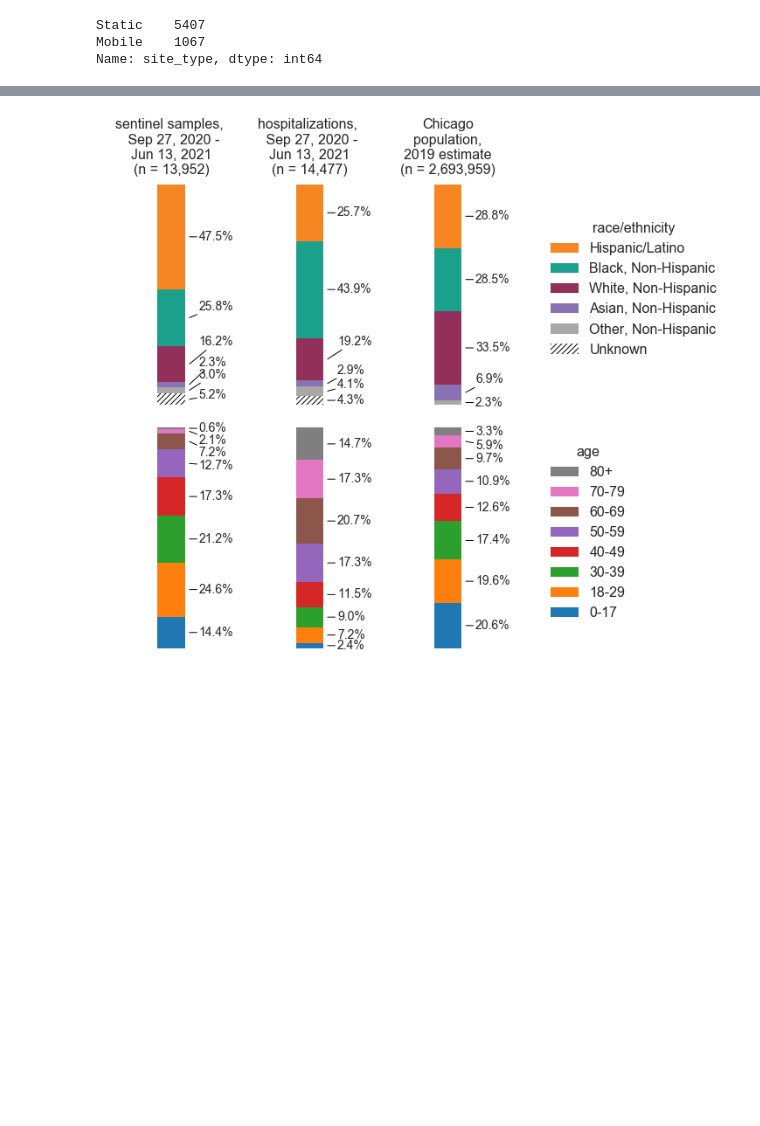
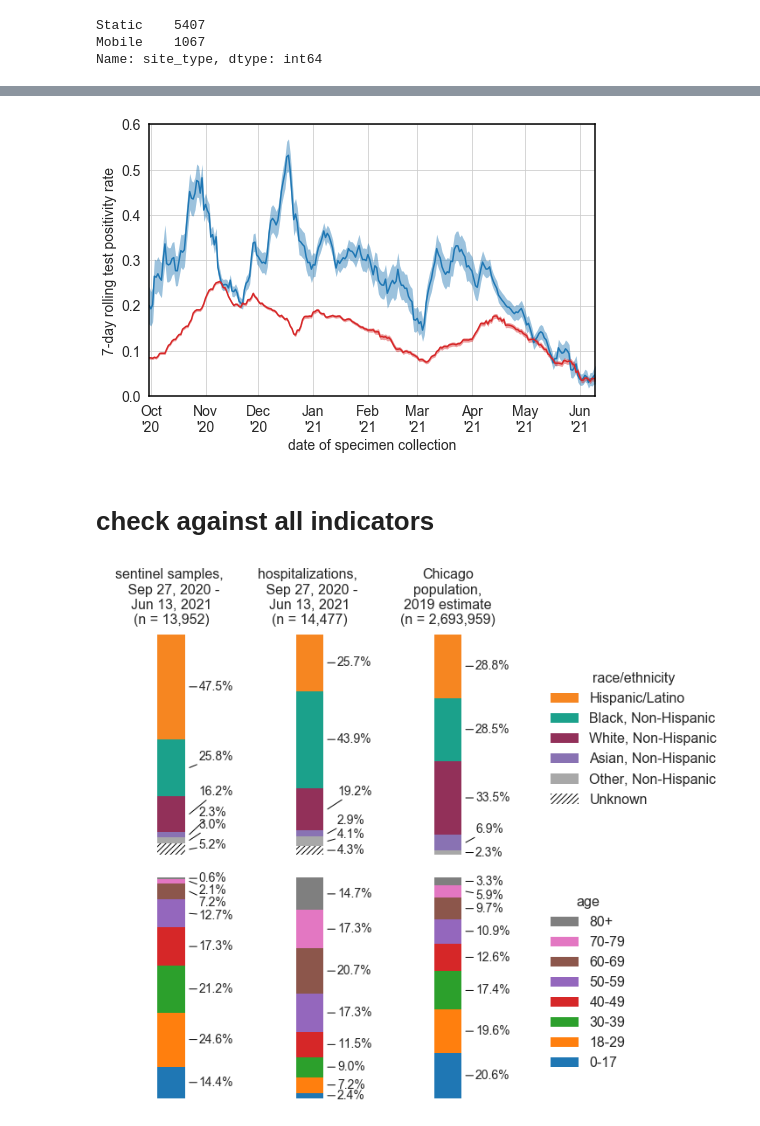
Before and after one commit to numalariamodeling/chicago_sentinel_surveillance, a Jupyter notebook: chicago_sentinel_surveillance.ipynb, the cells around one changed output, grey strips where cells are left out. Drawn from its saved outputs; the diff is of its cells as text; code cells hidden in the pictures; blank space fills up the shorter version.

```diff
--- a/chicago_sentinel_surveillance.ipynb
+++ b/chicago_sentinel_surveillance.ipynb
@@ -965,3 +1127,20 @@ idph_age_list = list(pd.cut(x=idph_slice['age'].values.astype(int), bins=[-1,17,
        labels=['0-17', '18-29', '30-39', '40-49', '50-59', '60-69', '70-79', '80+']))
 sentinel_age_list = curative_age_list + idph_age_list
 sentinel_age_breakdown = pd.Series(sentinel_age_list).value_counts()
+# %%
+idx = pd.date_range('9-24-2020', '06-14-2021')
+ss_df = pd.concat([idph_slice[['date_symptoms_start', 'positive']].rename(columns={'date_symptoms_start':'date'}),
+           curative_slice[['patient_symptom_date', 'positive']].rename(columns={'patient_symptom_date':'date'})])
+ss_df['date'] = pd.to_datetime(ss_df['date'], utc=True)
+#ss_df = ss_df.set_index('date')
+
+ss_df_slice = ss_df[(ss_df['positive'] == True)]
+pos = ss_df_slice.groupby(['date']).count()['positive']
+pos = pos.reindex(pd.to_datetime(idx, utc=True), fill_value=0.0)
+
+ss_df_slice = ss_df
+all_test = ss_df_slice.groupby(['date']).count()['positive']
+all_test = all_test.reindex(pd.to_datetime(idx, utc=True), fill_value=0.0)
+
+pos_sentinel = pos
+all_test_sentinel = all_test
@@ -968,3 +1387,51 @@ sentinel_age_breakdown = pd.Series(sentinel_age_list).value_counts()
+# %%
+plt.figure(figsize=(8,5))
+ax = plt.gca()
+
+# sentinel
+color_str = sns.color_palette()[0]
+pos = pos_sentinel.rolling(window=7, center=True).sum()
+all_test = all_test_sentinel.rolling(window=7, center=True).sum()
+p = pos/all_test
+se = np.sqrt(p*(1-p)/all_test)
+
+ax.plot(p, color=color_str)
+ax.fill_between(x=p.index, y1=p-se, y2=p+se, color=color_str, alpha=0.25, linewidth=0)
+ax.fill_between(x=p.index, y1=p-se, y2=p+se, color=color_str, alpha=0.25, linewidth=0)
+
+# all at sentinel site
+color_str = sns.color_palette()[3]
+pos = pos_site.rolling(window=7, center=True).sum()
+all_test = all_test_site.rolling(window=7, center=True).sum()
+p = pos/all_test
+se = np.sqrt(p*(1-p)/all_test)
+
+ax.plot(p, color=color_str)
+ax.fill_between(x=p.index, y1=p-se, y2=p+se, color=color_str, alpha=0.25, linewidth=0)
+ax.fill_between(x=p.index, y1=p-se, y2=p+se, color=color_str, alpha=0.25, linewidth=0)
+
+for ax in [plt.gca()]:
+    ax.tick_params(axis='both', labelsize=14)
+    ax.tick_params(labelsize=14, axis='both', direction='out', width=1.5, length=5, color='k')
+    for pos in ['bottom', 'left', 'top', 'right']:
+        ax.spines[pos].set_linewidth(1.5)
+        ax.spines[pos].set_color('k')
+
+ax.set_xlim([pd.to_datetime('9-30-2020'),
+                      pd.to_datetime('6-10-2021')])
+ax.set_ylim([0,0.6])
+ax.xaxis.set_major_formatter(mdates.DateFormatter("%b\n'%y"))
+ax.xaxis.set_major_locator(mdates.MonthLocator(interval=1))
+
+ax.set_xlabel('date of specimen collection', fontsize=14)
+ax.set_ylabel('7-day rolling test positivity rate', fontsize=14)
+
+fig.savefig('sentinel_samples_vs_test_sites_positivity_' + today_str + '.png', dpi=200, bbox_inches='tight')
+fig.savefig('sentinel_samples_vs_test_sites_positivity_' + today_str + '.pdf', bbox_inches='tight')
+# %% [output]
+[figure, added]
+# %% [markdown]
+# check against all indicators
 # %%
 chi_demo = pd.read_csv('https://data.cityofchicago.org/resource/85cm-7uqa.csv')
 chi_demo_slice = chi_demo[(chi_demo['geography_type'] == 'Citywide') & (chi_demo['year'] == 2019)]
```
Also changed, not shown: parts of 23 cells of this notebook, 1 other file.
